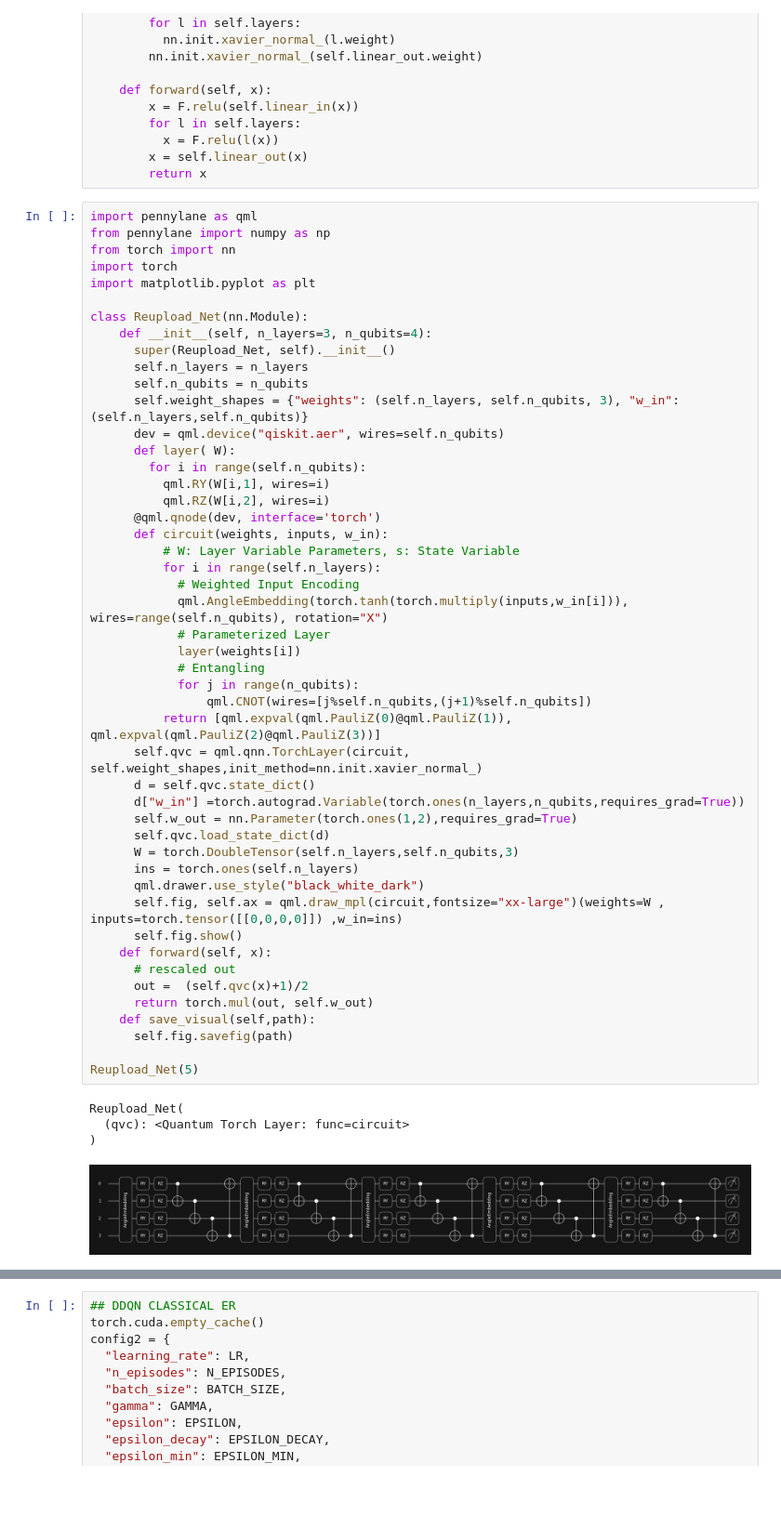
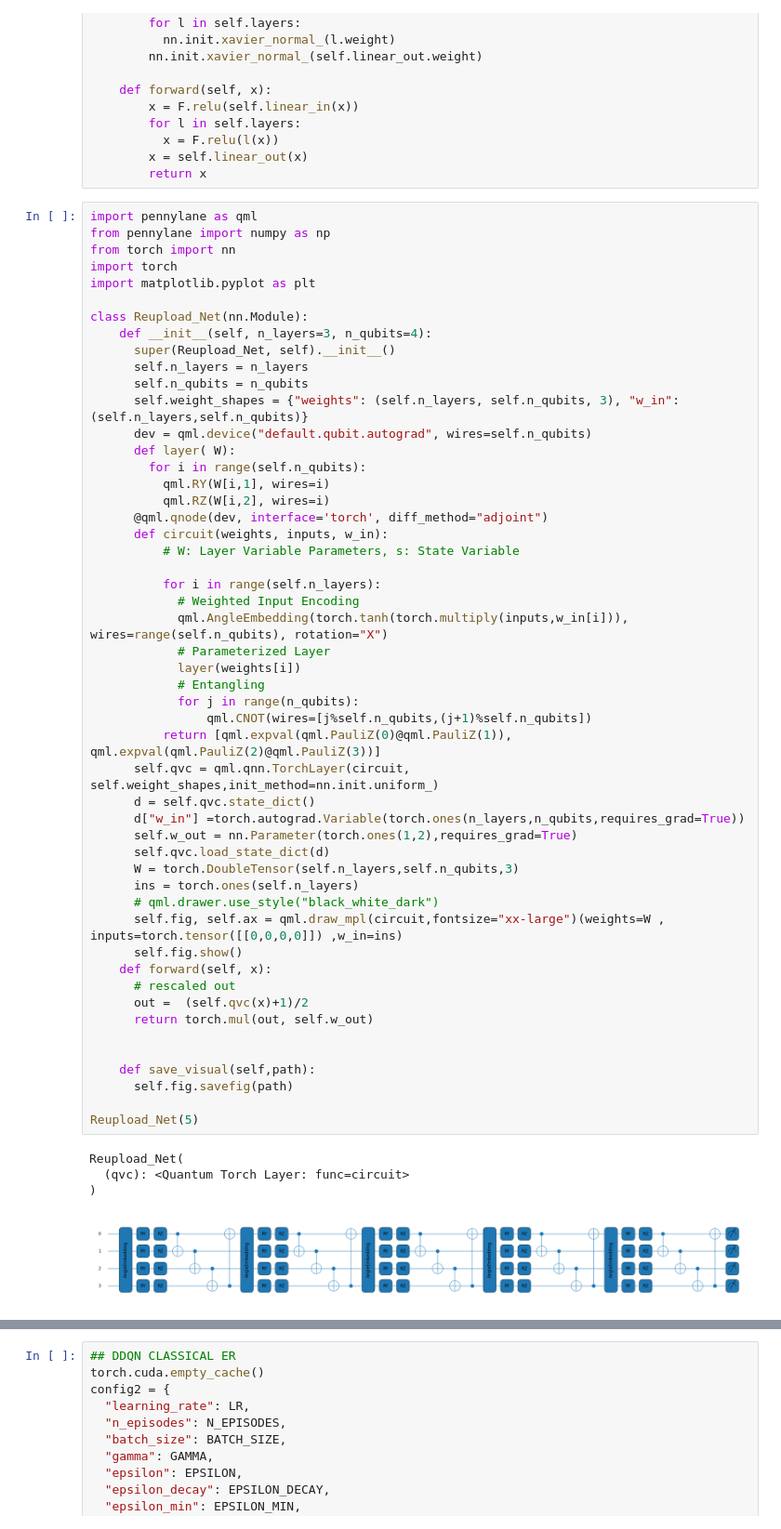
Before and after one commit to luthierman/quantum-research-colab, a Jupyter notebook: DQN_torch_ultimate.ipynb, the cells around one changed output, grey strips where cells are left out. Shown at 93% size. Drawn from its saved outputs; the diff is of its cells as text; blank space fills up the shorter version.

```diff
--- a/DQN_torch_ultimate.ipynb
+++ b/DQN_torch_ultimate.ipynb
@@ -137,46 +137,49 @@ class Reupload_Net(nn.Module):
       self.n_layers = n_layers
       self.n_qubits = n_qubits
       self.weight_shapes = {"weights": (self.n_layers, self.n_qubits, 3), "w_in": (self.n_layers,self.n_qubits)}
-      dev = qml.device("qiskit.aer", wires=self.n_qubits)
+      dev = qml.device("default.qubit.autograd", wires=self.n_qubits)
       def layer( W):
         for i in range(self.n_qubits):
           qml.RY(W[i,1], wires=i)
           qml.RZ(W[i,2], wires=i)
-      @qml.qnode(dev, interface='torch')
+      @qml.qnode(dev, interface='torch', diff_method="adjoint")
       def circuit(weights, inputs, w_in):
           # W: Layer Variable Parameters, s: State Variable
+
           for i in range(self.n_layers):
             # Weighted Input Encoding
             qml.AngleEmbedding(torch.tanh(torch.multiply(inputs,w_in[i])), wires=range(self.n_qubits), rotation="X")
             # Parameterized Layer
             layer(weights[i])
             # Entangling
             for j in range(n_qubits):
                 qml.CNOT(wires=[j%self.n_qubits,(j+1)%self.n_qubits])
           return [qml.expval(qml.PauliZ(0)@qml.PauliZ(1)), qml.expval(qml.PauliZ(2)@qml.PauliZ(3))]
-      self.qvc = qml.qnn.TorchLayer(circuit, self.weight_shapes,init_method=nn.init.xavier_normal_)
+      self.qvc = qml.qnn.TorchLayer(circuit, self.weight_shapes,init_method=nn.init.uniform_)
       d = self.qvc.state_dict()
       d["w_in"] =torch.autograd.Variable(torch.ones(n_layers,n_qubits,requires_grad=True))
       self.w_out = nn.Parameter(torch.ones(1,2),requires_grad=True)
       self.qvc.load_state_dict(d)
       W = torch.DoubleTensor(self.n_layers,self.n_qubits,3)
       ins = torch.ones(self.n_layers)
-      qml.drawer.use_style("black_white_dark")
+      # qml.drawer.use_style("black_white_dark")
       self.fig, self.ax = qml.draw_mpl(circuit,fontsize="xx-large")(weights=W , inputs=torch.tensor([[0,0,0,0]]) ,w_in=ins)
       self.fig.show()
     def forward(self, x):
       # rescaled out
       out =  (self.qvc(x)+1)/2
       return torch.mul(out, self.w_out)
+
+
     def save_visual(self,path):
       self.fig.savefig(path)
 
 Reupload_Net(5)
 # %% [output]
 Reupload_Net(
   (qvc): <Quantum Torch Layer: func=circuit>
 )
-[figure, old version]
+[figure, new version]
 # %%
 # %%writefile hyperparameters.py
 
```
Also changed, not shown: parts of 10 cells of this notebook.
